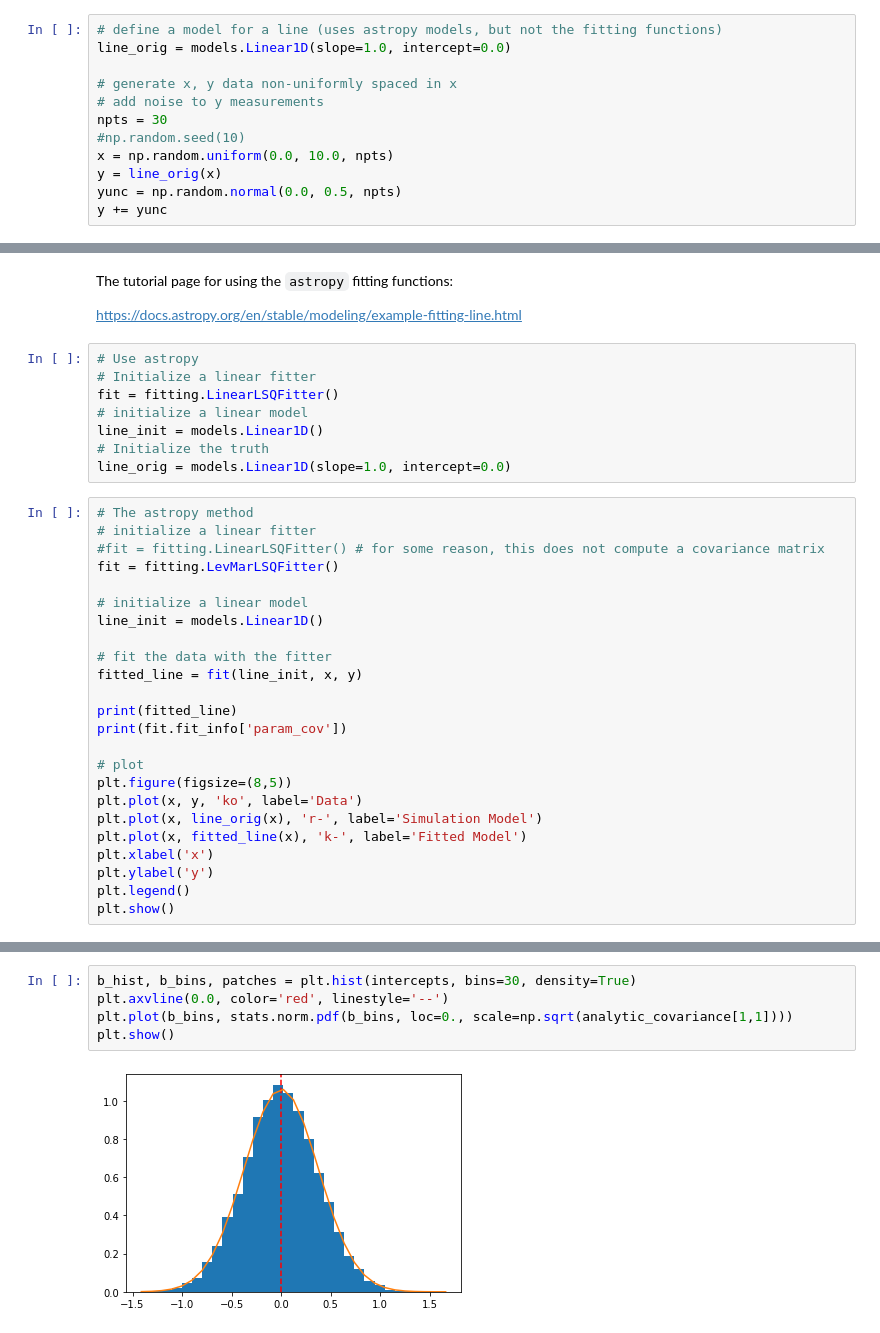
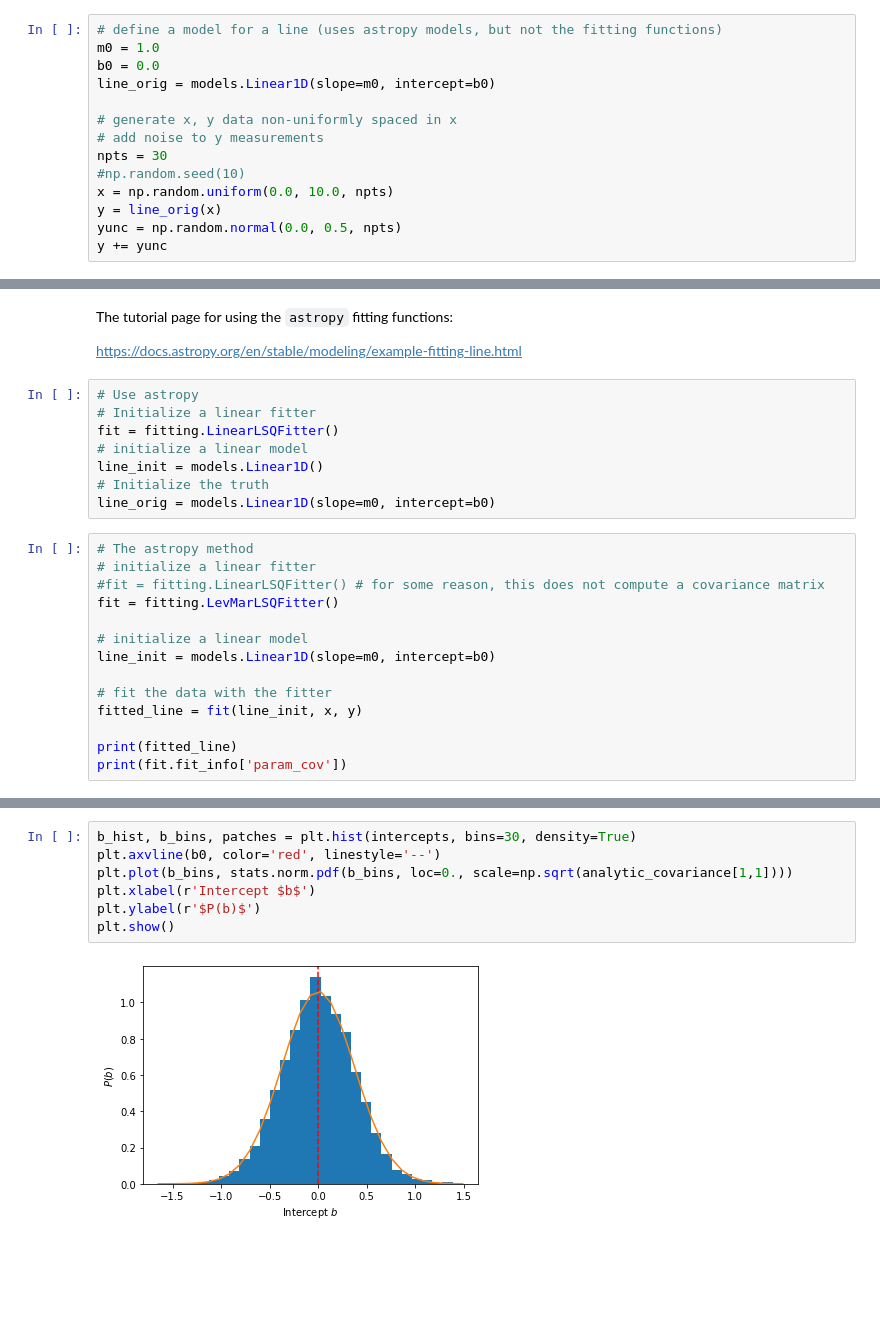
Before and after one commit to jaguirre/ASTR250CourseMaterial, a Jupyter notebook: ModelFittingInPythonWithErrors.ipynb, the cells around one changed output, grey strips where cells are left out. Cells and saved outputs as stored; diff of their text form; blank space fills up the shorter version.

```diff
--- a/ModelFittingInPythonWithErrors.ipynb
+++ b/ModelFittingInPythonWithErrors.ipynb
@@ -23,6 +28,8 @@ from scipy.optimize import curve_fit
 # %%
 # define a model for a line (uses astropy models, but not the fitting functions)
-line_orig = models.Linear1D(slope=1.0, intercept=0.0)
+m0 = 1.0
+b0 = 0.0
+line_orig = models.Linear1D(slope=m0, intercept=b0)
 
 # generate x, y data non-uniformly spaced in x
 # add noise to y measurements
@@ -102,7 +115,7 @@ fit = fitting.LinearLSQFitter()
 # initialize a linear model
 line_init = models.Linear1D()
 # Initialize the truth
-line_orig = models.Linear1D(slope=1.0, intercept=0.0)
+line_orig = models.Linear1D(slope=m0, intercept=b0)
 # %%
 # The astropy method
 # initialize a linear fitter
@@ -110,23 +123,13 @@ line_orig = models.Linear1D(slope=1.0, intercept=0.0)
 fit = fitting.LevMarLSQFitter()
 
 # initialize a linear model
-line_init = models.Linear1D()
+line_init = models.Linear1D(slope=m0, intercept=b0)
 
 # fit the data with the fitter
 fitted_line = fit(line_init, x, y)
 
 print(fitted_line)
 print(fit.fit_info['param_cov'])
-
-# plot
-plt.figure(figsize=(8,5))
-plt.plot(x, y, 'ko', label='Data')
-plt.plot(x, line_orig(x), 'r-', label='Simulation Model')
-plt.plot(x, fitted_line(x), 'k-', label='Fitted Model')
-plt.xlabel('x')
-plt.ylabel('y')
-plt.legend()
-plt.show()
 # %% [output]
 Model: Linear1D
 Inputs: ('x',)
@@ -179,10 +205,12 @@ plt.show()
 # %%
 b_hist, b_bins, patches = plt.hist(intercepts, bins=30, density=True)
-plt.axvline(0.0, color='red', linestyle='--')
+plt.axvline(b0, color='red', linestyle='--')
 plt.plot(b_bins, stats.norm.pdf(b_bins, loc=0., scale=np.sqrt(analytic_covariance[1,1])))
+plt.xlabel(r'Intercept $b$')
+plt.ylabel(r'$P(b)$')
 plt.show()
 # %% [output]
-[figure, old version]
+[figure, new version]
 # %%
 print('Empirical Covariance')
 print(empirical_covariance)
```
Also changed, not shown: parts of 28 cells of this notebook.
